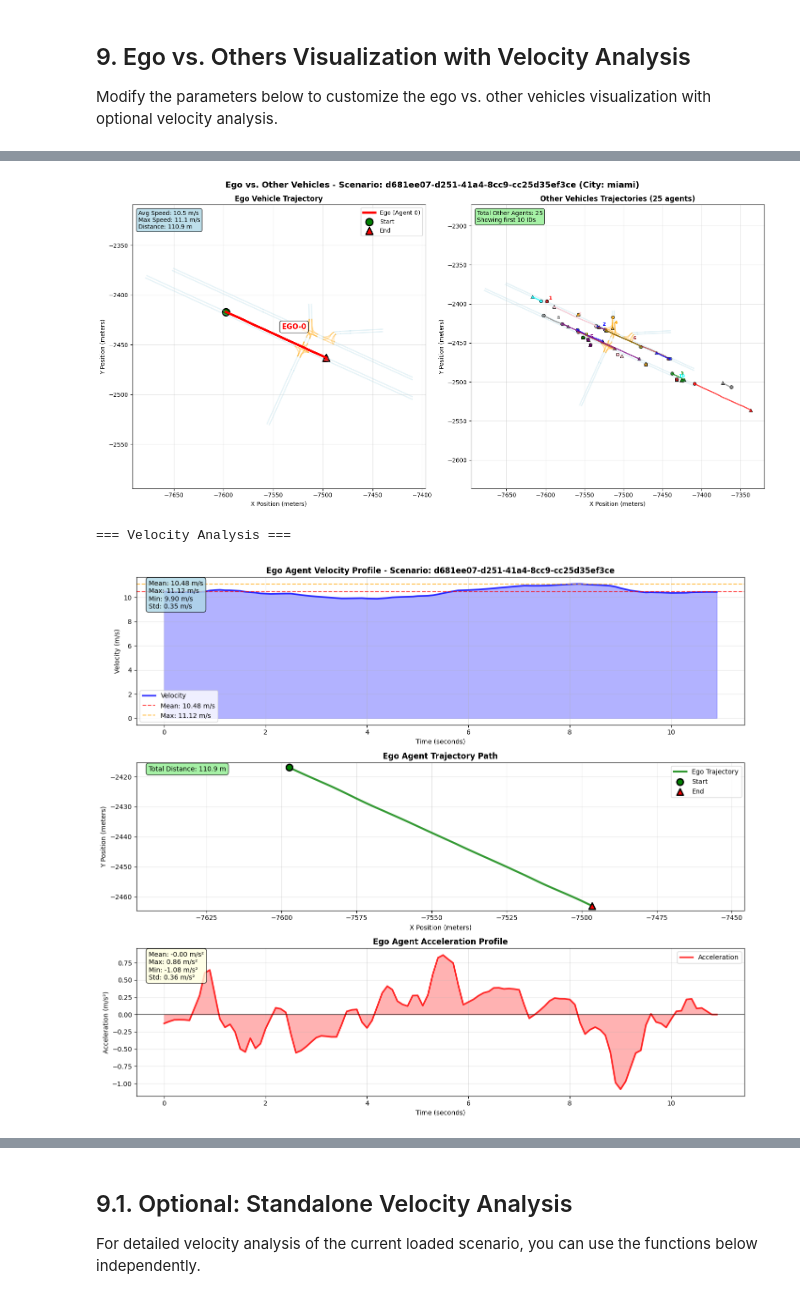
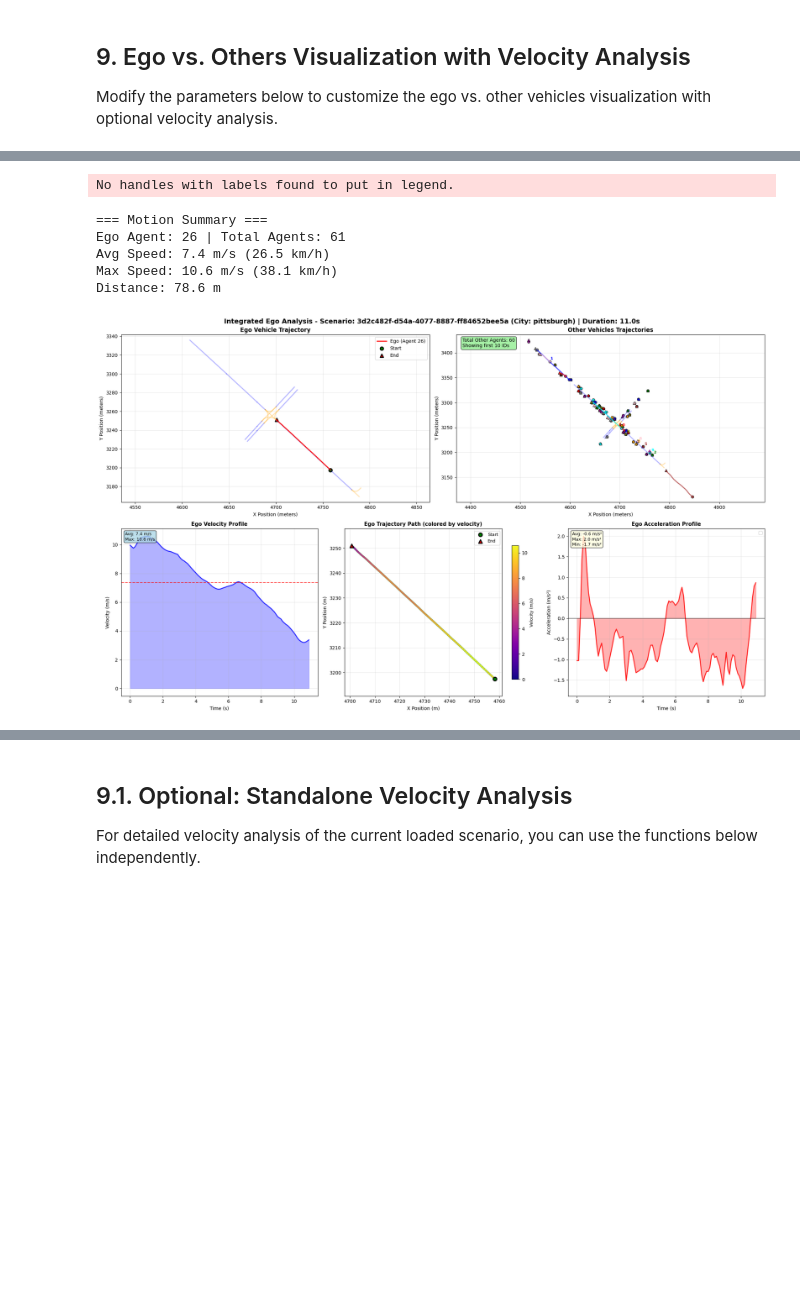
Before and after one commit to vvEverett/DeMo, a Jupyter notebook: data_visualization.ipynb, the cells around one changed output, grey strips where cells are left out. Cells and saved outputs as stored; diff of their text form; code cells hidden in the pictures; blank space fills up the shorter version.

Commit message:
Update data visualization

```diff
--- a/data_visualization.ipynb
+++ b/data_visualization.ipynb
@@ -148,7 +148,7 @@ EGO_SHOW_AGENT_IDS = True  # Show agent ID labels
 
 # 3. Velocity analysis options
 EGO_SHOW_VELOCITY = True   # Include velocity and acceleration analysis
-EGO_VELOCITY_MODE = 'separate'  # Options: 'integrated' (combined view), 'separate' (separate plots)
+EGO_VELOCITY_MODE = 'integrated'  # Options: 'integrated' (combined view), 'separate' (separate plots)
 
 print("=== Ego vs. Others Visualization with Velocity Analysis ===")
 print(f"Split: {EGO_SPLIT}")
@@ -192,3 +192,7 @@ num_scored_agents: 0
+No handles with labels found to put in legend.
+=== Motion Summary ===
+Ego Agent: 26 | Total Agents: 61
+Avg Speed: 7.4 m/s (26.5 km/h)
+Max Speed: 10.6 m/s (38.1 km/h)
+Distance: 78.6 m
-[figure, old version]
+[figure, new version]
-=== Velocity Analysis ===
-[figure, removed]
```
Also changed, not shown: parts of 2 cells of this notebook, 1 other file.
